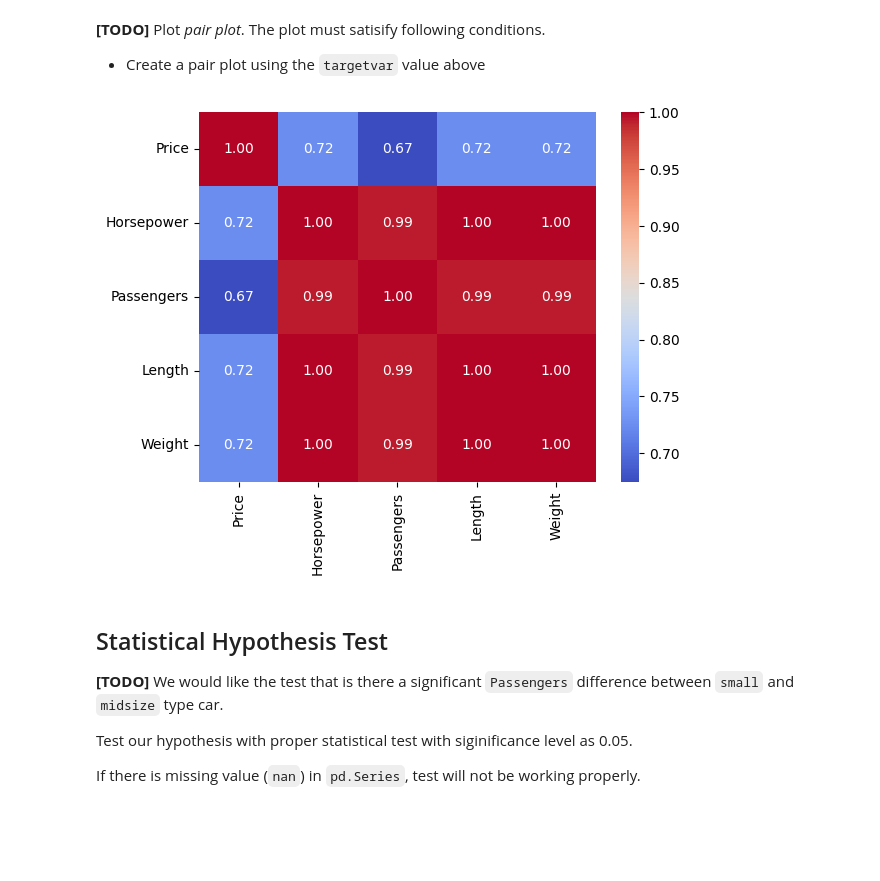
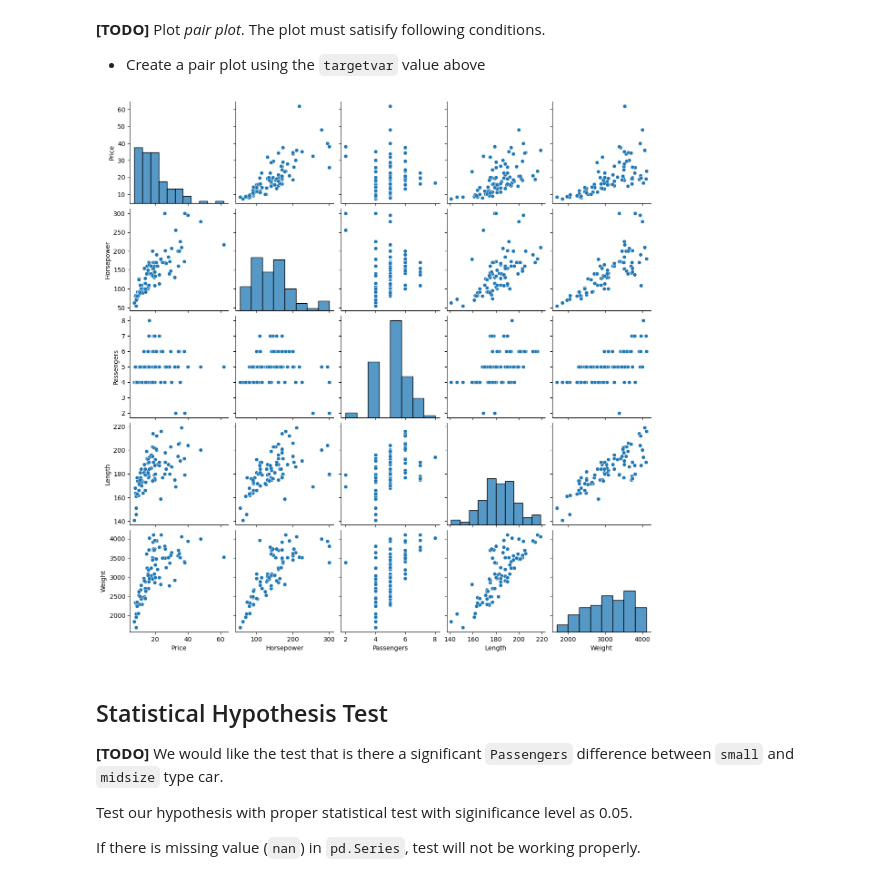
Before and after one commit to Ji-yoon1030/AI, a Jupyter notebook: [AI_Assignment1]_Data_Analysis.ipynb, the cells around one changed output. Saved outputs shown, nothing was run; the diff lists cells and outputs as text; code cells hidden in the pictures; blank space fills up the shorter version.

```diff
--- a/[AI_Assignment1]_Data_Analysis.ipynb
+++ b/[AI_Assignment1]_Data_Analysis.ipynb
@@ -68,41 +68,3 @@ Index(['Min.Price', 'Price', 'Max.Price', 'MPG.city', 'MPG.highway',
       dtype='object')
 # %% [markdown]
 **[TODO]** Measure skewness for all numeric attribute and sort by value. (hint, please refer document of pandas [[ref](https://pandas.pydata.org/docs/reference/api/pandas.DataFrame.skew.html)].)
-# %%
-import pandas as pd
-
-# Sample DataFrame creation (replace this with your actual DataFrame)
-data = {
-    'Min.Price': [1, 2, 3, 4, 5],
-    'Price': [1, 2, 3, 4, 100],  # This column has skewness
-    'Max.Price': [1, 2, 3, 4, 5],
-    'MPG.city': [20, 21, 22, 23, 24],
-    'MPG.highway': [30, 31, 32, 33, 34],
-    'EngineSize': [1.6, 2.0, 2.5, 3.0, 3.5],
-    'Horsepower': [100, 150, 200, 250, 300],
-    'RPM': [2000, 2500, 3000, 3500, 4000],
-    'Rev.per.mile': [10, 12, 14, 16, 18],
-    'Fuel.tank.capacity': [10, 12, 14, 16, 18],
-    'Passengers': [2, 4, 5, 7, 8],
-    'Length': [150, 160, 170, 180, 190],
-    'Wheelbase': [90, 95, 100, 105, 110],
-    'Width': [60, 62, 64, 66, 68],
-    'Turn.circle': [30, 32, 34, 36, 38],
-    'Rear.seat.room': [30, 32, 34, 36, 38],
-    'Luggage.room': [10, 12, 14, 16, 18],
-    'Weight': [1000, 1200, 1400, 1600, 1800],
-}
-
-df = pd.DataFrame(data)
-
-# List of numeric columns
-numericColumns = ['Min.Price', 'Price', 'Max.Price', 'MPG.city', 'MPG.highway',
-                  'EngineSize', 'Horsepower', 'RPM', 'Rev.per.mile',
-                  'Fuel.tank.capacity', 'Passengers', 'Length',
-                  'Wheelbase', 'Width', 'Turn.circle',
-                  'Rear.seat.room', 'Luggage.room', 'Weight']
-
-# Measure skewness and sort by value
-skewness = df[numericColumns].skew().sort_values(ascending=False)
-
-print(skewness)
@@ -192,12 +153,11 @@ correlation_matrix = selectedDataFrame.corr(method='pearson')
 **[TODO]** Plot *pair plot*. The plot must satisify following conditions.
 
 - Create a pair plot using the `targetvar` value above
-# %%
-g = sns.heatmap(correlation_matrix, annot=True, cmap='coolwarm', fmt='.2f')
-# Show the plot
-plt.show()
-# %% [output]
-[figure, removed]
+# %%
+g = sns.pairplot(selectedDataFrame)
+plt.show()
+# %% [output]
+[figure, added]
 # %% [markdown]
 ## Statistical Hypothesis Test
 **[TODO]** We would like the test that is there a significant `Passengers`  difference between `small` and `midsize` type car.
```
Also changed, not shown: parts of 10 cells of this notebook.
